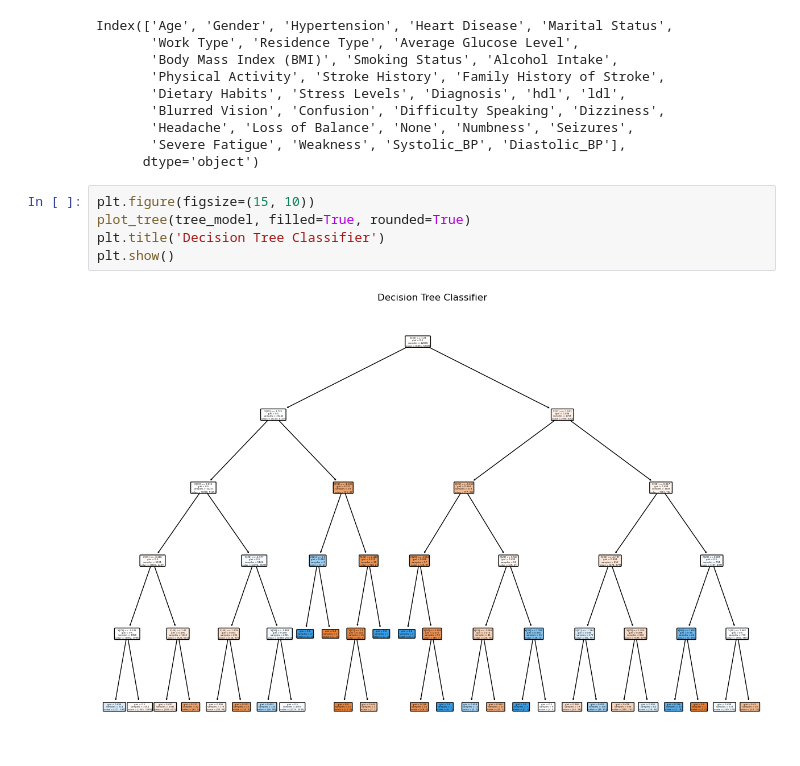
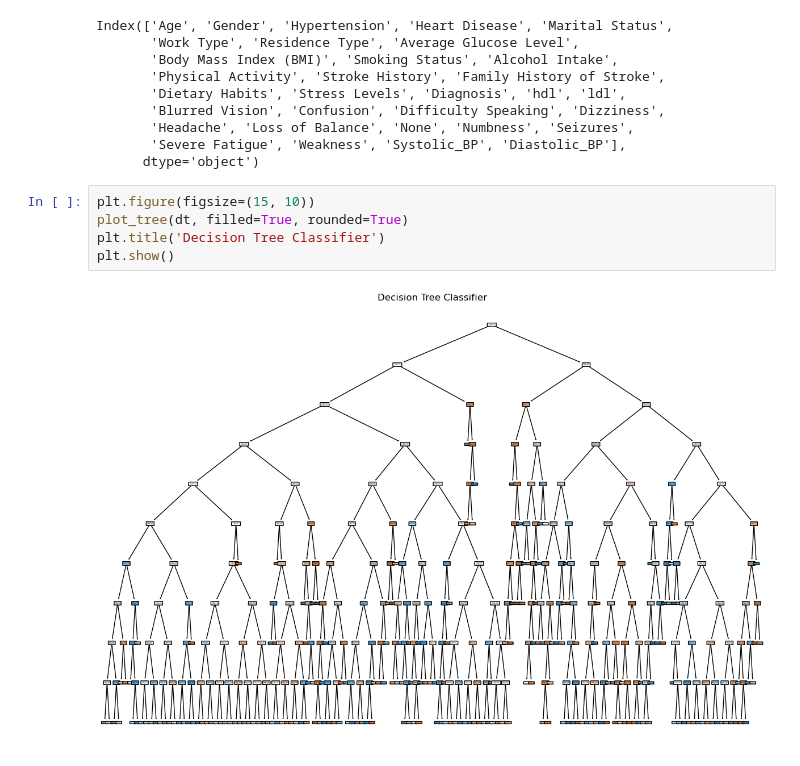
Before and after one commit to Sriworks1/stroke_prediction, a Jupyter notebook: stroke_prediction.ipynb, the cells around one changed output. Saved outputs shown, nothing was run; the diff lists cells and outputs as text.

```diff
--- a/stroke_prediction.ipynb
+++ b/stroke_prediction.ipynb
@@ -839,8 +765,8 @@ Index(['Age', 'Gender', 'Hypertension', 'Heart Disease', 'Marital Status',
       dtype='object')
 # %%
 plt.figure(figsize=(15, 10))
-plot_tree(tree_model, filled=True, rounded=True)
+plot_tree(dt, filled=True, rounded=True)
 plt.title('Decision Tree Classifier')
 plt.show()
 # %% [output]
-[figure, old version]
+[figure, new version]
```
Also changed, not shown: parts of 8 cells of this notebook, 1 other file.
